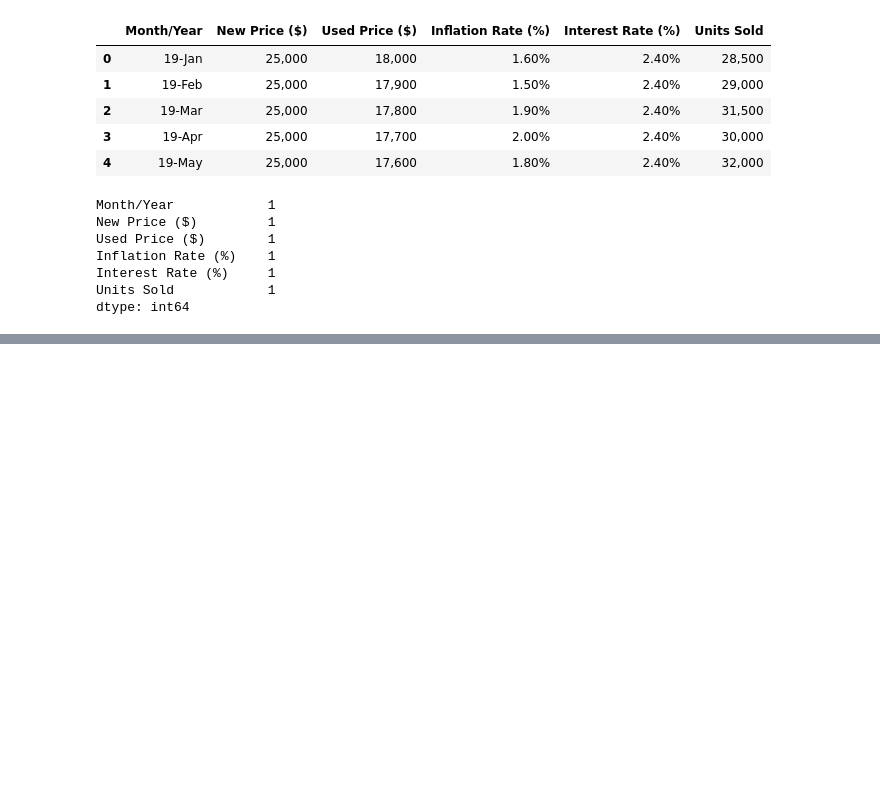
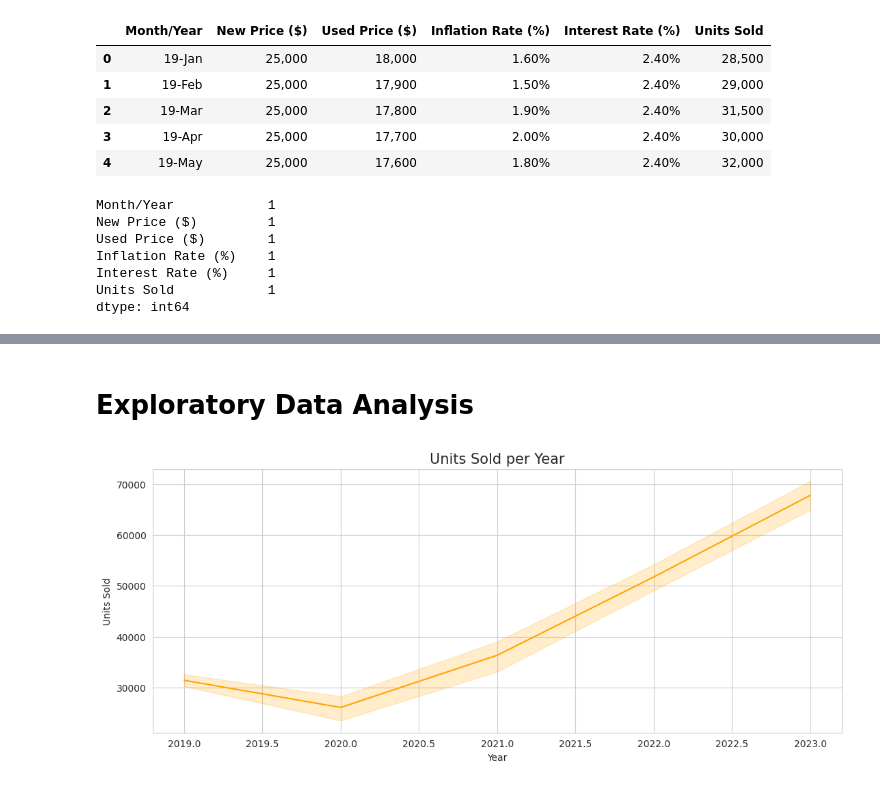
Before and after one commit to ctrlvee/Kaggle-Notebook-ETL-Pipeline---Auto-Prices-Economic-Trends, a Jupyter notebook: etl-pipeline-auto-prices-economic-trends.ipynb, the cells around one changed output, grey strips where cells are left out. Saved outputs shown, nothing was run; the diff lists cells and outputs as text; code cells hidden in the pictures; blank space fills up the shorter version.

Commit message:
add next steps for relationships to graph

```diff
--- a/etl-pipeline-auto-prices-economic-trends.ipynb
+++ b/etl-pipeline-auto-prices-economic-trends.ipynb
@@ -219,2 +185,7 @@ df.head()
 # %%
 df['Used Price ($)'] = pd.to_numeric(df['Used Price ($)'].str.replace(',',''))
+df['Units Sold'] = pd.to_numeric(df['Units Sold'].str.replace(',',''))
+# %%
+df['Inflation Rate (%)'] = pd.to_numeric(df['Inflation Rate (%)'].str.replace('%',''))
+df['Interest Rate (%)'] = pd.to_numeric(df['Interest Rate (%)'].str.replace('%',''))
+df.head()
@@ -220,0 +228,6 @@ df['Used Price ($)'] = pd.to_numeric(df['Used Price ($)'].str.replace(',',''))
+# %%
+df['New Price ($)'] = df['New Price ($)'].fillna(df['New Price ($)'].mean())
+df['Used Price ($)'] = df['Used Price ($)'].fillna(df['Used Price ($)'].mean())
+df['Inflation Rate (%)'] = df['Inflation Rate (%)'].fillna(df['Inflation Rate (%)'].mean())
+df['Interest Rate (%)'] = df['Interest Rate (%)'].fillna(df['Interest Rate (%)'].mean())
+df['Units Sold'] = df['Units Sold'].fillna(df['Units Sold'].mean())
@@ -220,0 +270,2 @@ df['Used Price ($)'] = pd.to_numeric(df['Used Price ($)'].str.replace(',',''))
+# %% [markdown]
+# Exploratory Data Analysis
@@ -220,0 +275,8 @@ df['Used Price ($)'] = pd.to_numeric(df['Used Price ($)'].str.replace(',',''))
+# %%
+sns.set_style('whitegrid')
+plt.figure(figsize=(13,5))
+plt.title("Units Sold per Year", fontsize=15)
+sns.lineplot(x=df['Year'],y=df['Units Sold'], color='orange')
+plt.show()
+# %% [output]
+[figure, added]
```
Also changed, not shown: parts of 22 cells of this notebook.
